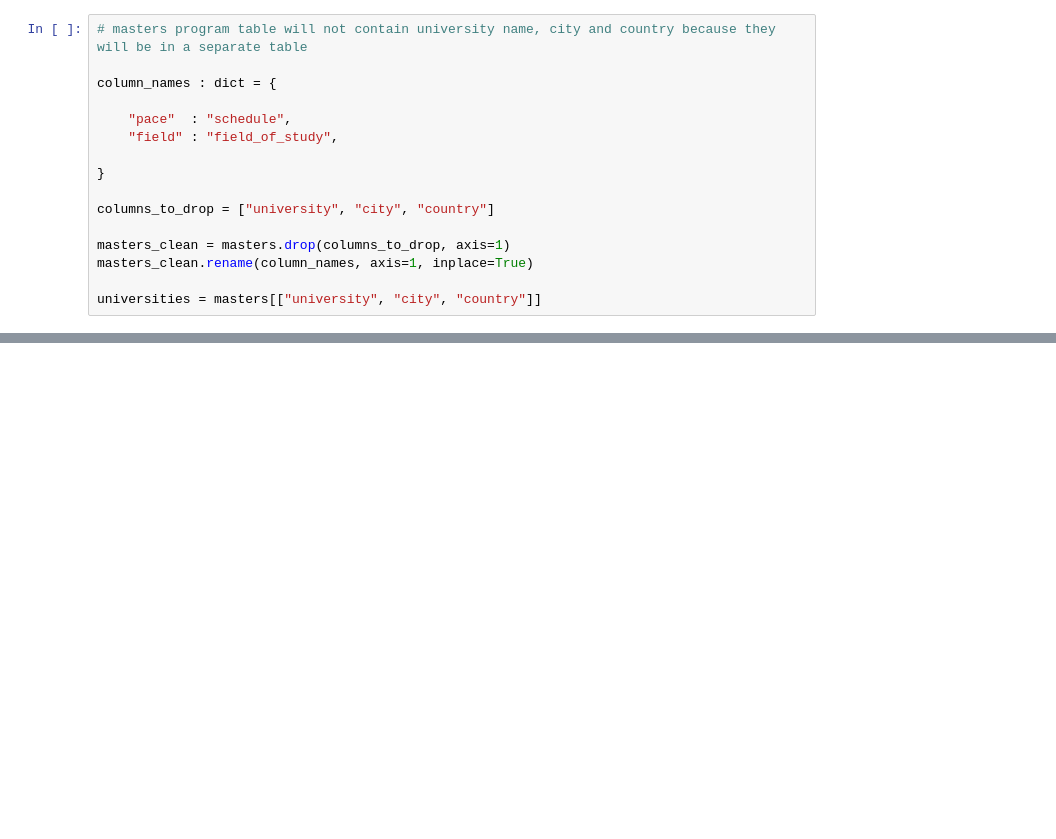
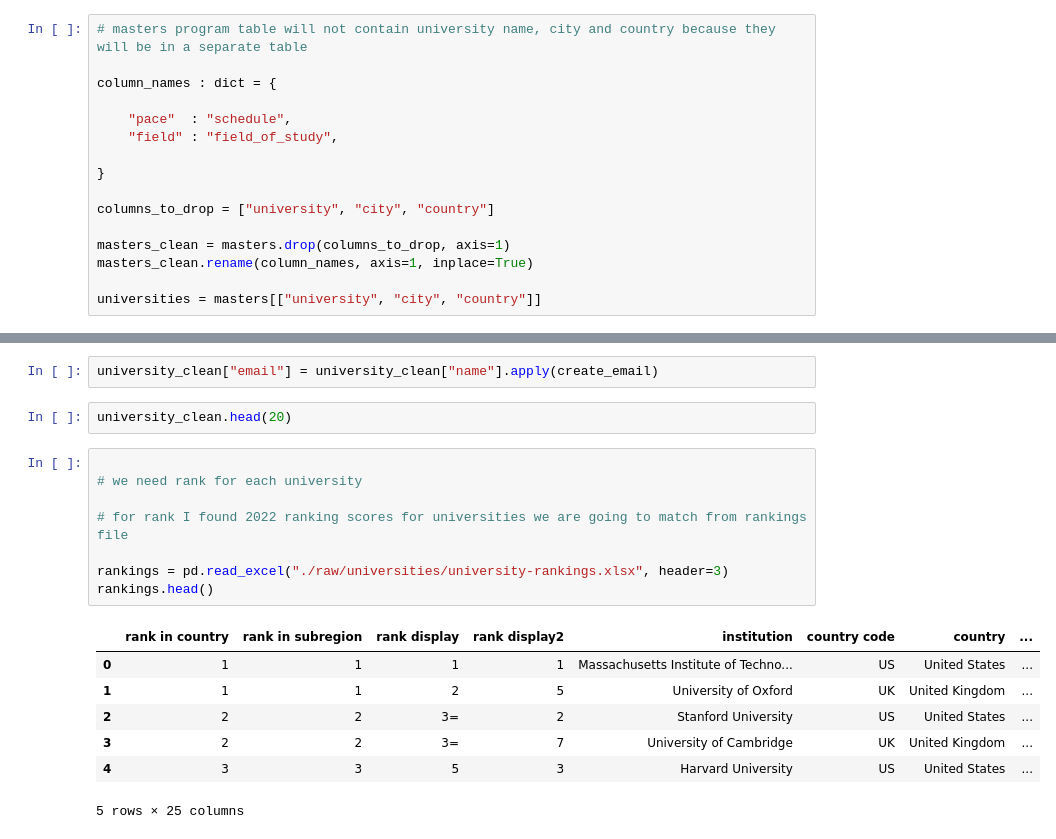
Before and after one commit to PicoloGroup/DB-FindMyMasters, a Jupyter notebook: data-version2/MasterProgramsDataCleaning.ipynb, the cells around one changed output, grey strips where cells are left out. Saved outputs shown, nothing was run; the diff lists cells and outputs as text; blank space fills up the shorter version.

```diff
--- a/data-version2/MasterProgramsDataCleaning.ipynb
+++ b/data-version2/MasterProgramsDataCleaning.ipynb
@@ -103,0 +104,20 @@ memory usage: 142.9+ KB
+# %%
+university_clean["email"] = university_clean["name"].apply(create_email)
+# %%
+university_clean.head(20)
+# %%
+
+# we need rank for each university
+
+# for rank I found 2022 ranking scores for universities we are going to match from rankings file
+
+rankings = pd.read_excel("./raw/universities/university-rankings.xlsx", header=3)
+rankings.head()
+# %% [output]
+|  | rank in country | rank in subregion | rank display | rank display2 | institution | country code | country | ... |
+| 0 | 1 | 1 | 1 | 1 | Massachusetts Institute of Techno... | US | United States | ... |
+| 1 | 1 | 1 | 2 | 5 | University of Oxford | UK | United Kingdom | ... |
+| 2 | 2 | 2 | 3= | 2 | Stanford University | US | United States | ... |
+| 3 | 2 | 2 | 3= | 7 | University of Cambridge | UK | United Kingdom | ... |
+| 4 | 3 | 3 | 5 | 3 | Harvard University | US | United States | ... |
+5 rows × 25 columns
```
Also changed, not shown: parts of 30 cells of this notebook, 4 other files.
